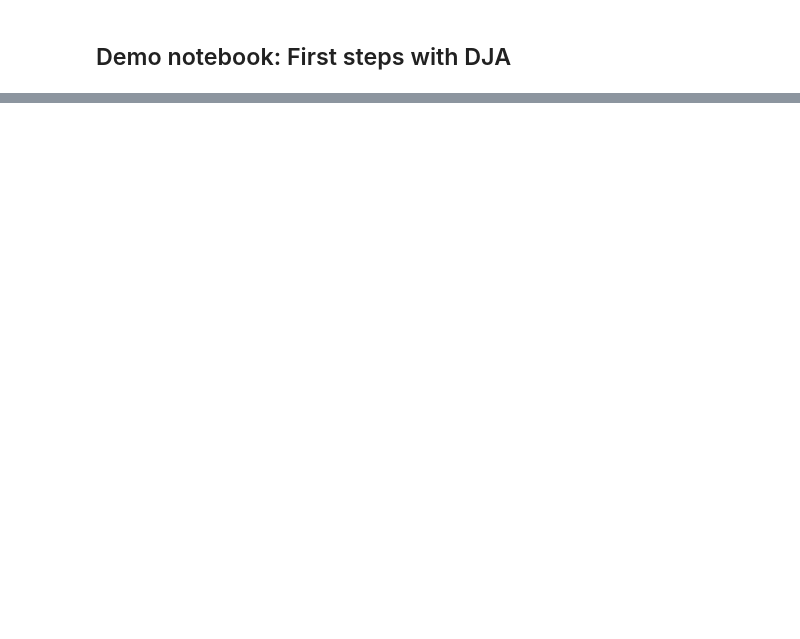
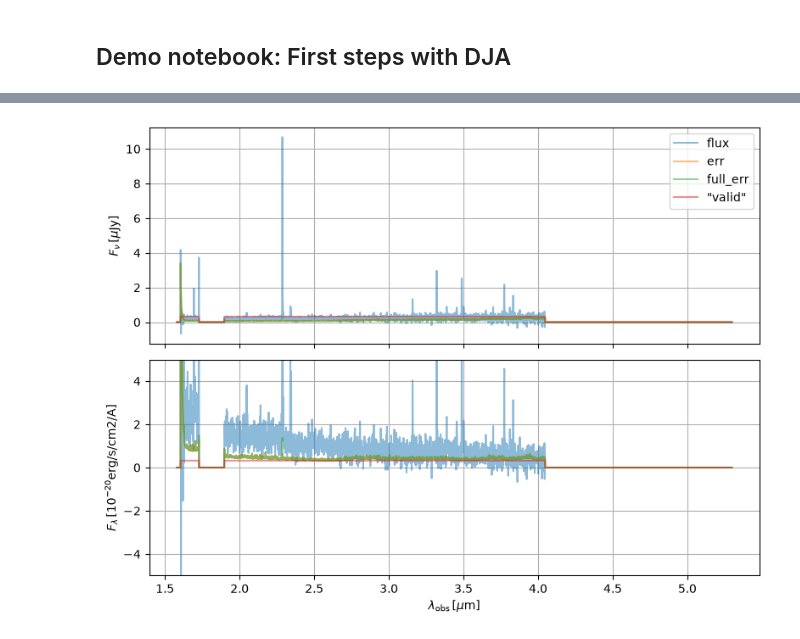
Before and after one commit to CrushinAngel/Astronomical_Investigation_Project, a Jupyter notebook: notebooks/demo.ipynb, the cells around one changed output, grey strips where cells are left out. Drawn from its saved outputs; the diff is of its cells as text; code cells hidden in the pictures; blank space fills up the shorter version.

Commit message:
Added nirspec_public_v4.csv and finished first of two demo functions: plotting 2D spectra & optimal extraction. 1d spectra pending def

```diff
--- a/notebooks/demo.ipynb
+++ b/notebooks/demo.ipynb
@@ -89,0 +194,7 @@ hint: See above for details.
+# %%
+# Open the files into 1D objects, directly from the web
+sobj = {}
+for u in urls:
+    print(f'Read {u}')
+    key = os.path.basename(u)
+    sobj[key] = msaexp.spectrum.SpectrumSampler(u)
@@ -89,0 +211,10 @@ hint: See above for details.
+# %%
+sp = sobj['aurora-gdn02-v4_g235m-f170lp_1914_931951.spec.fits']
+sp.spec.info()
+
+for i, k in enumerate(sp.spec.meta):
+    print(f"{k} : {sp.spec.meta[k]}")
+    if k == 'CRDS2':
+        break
+
+print('...')
@@ -89,0 +239,32 @@ hint: See above for details.
+# %%
+ymax = [0.8, 0.4, 0.8, 0.8]
+xlimits = [(0.5, 5.4), (0.5, 2.2), (2.2, 2.8), (3.18, 3.6)]
+# %%
+fig, axes = plt.subplots(2,1,figsize=(8,6), sharex=True)
+ax = axes[0]
+
+for c in ['flux','err','full_err']:
+    ax.plot(sp.spec_wobs, sp.spec[c], alpha=0.5, label=c)
+#ax.plot(sp.spec_wobs, sp.spec['err'], alpha=0.5, label='err')
+#ax.plot(sp.spec_wobs, sp.spec['full_err'], alpha=0.5, label='full_err')
+
+#ax.set_ylim(-0.1*ymax[1], ymax[1])
+ax.plot(sp.spec_wobs, sp.valid*ymax[1]*0.8, alpha=0.5, label='"valid"')
+ax.grid()
+ax.legend()
+ax.set_ylabel(r'$F_\nu\,[\mu\mathrm{Jy}]$')
+
+ax = axes[1]
+for c in ['flux','err','full_err']:
+    ax.plot(sp.spec_wobs, sp.spec[c]*sp.spec['to_flam'], alpha=0.5, label=c)
+
+ax.plot(sp.spec_wobs, sp.valid*ymax[1]*0.8, alpha=0.5, label='"valid"')
+ax.set_ylim(-5, 5)
+ax.set_ylabel(r'$F_\lambda\,[10^{-20}\mathrm{erg/s/cm2/A}]$')
+ax.grid()
+
+ax.set_xlabel(r'$\lambda_\mathrm{obs}\,[\mu\mathrm{m}]$')
+
+_ = fig.tight_layout(pad=1)
+# %% [output]
+[figure, added]
```
Also changed, not shown: parts of 13 cells of this notebook, 1 other file.
